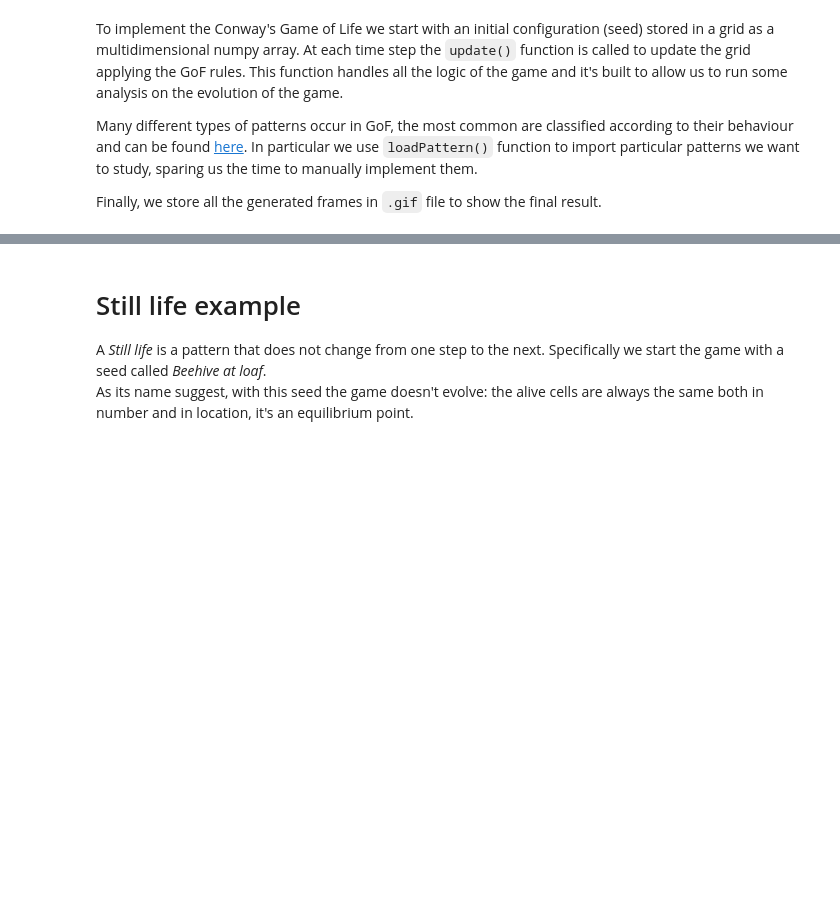
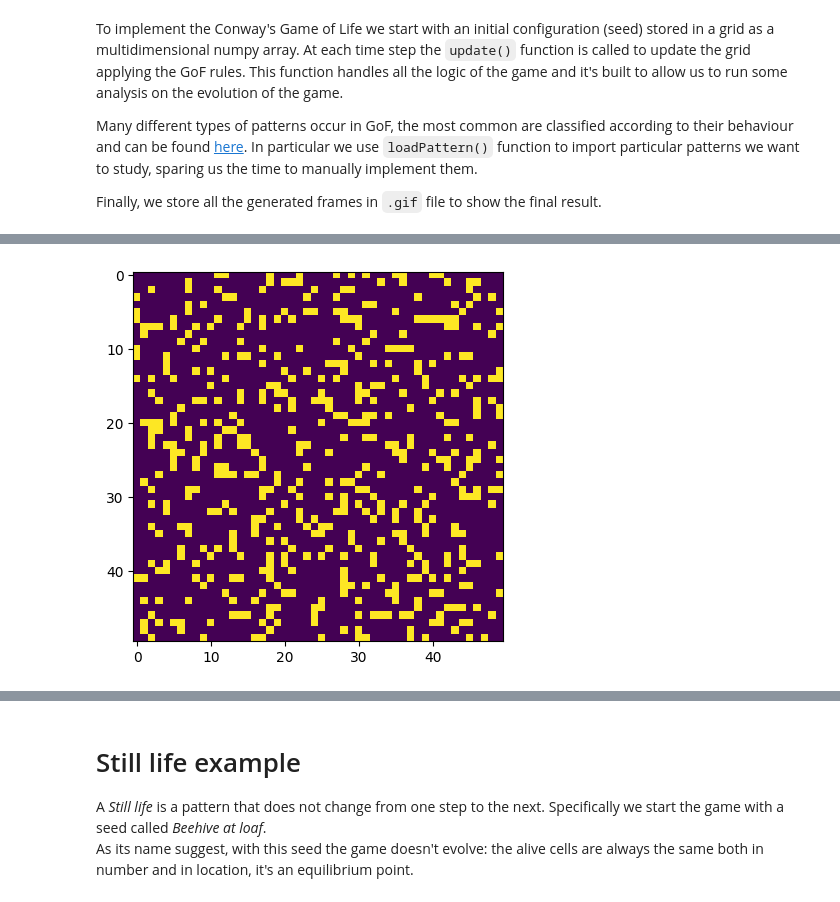
Before and after one commit to ciminoV/SCWP23Project_Group2, a Jupyter notebook: Project.ipynb, the cells around one changed output, grey strips where cells are left out. Cells and saved outputs as stored; diff of their text form; code cells hidden in the pictures; blank space fills up the shorter version.

Commit message:
add more documentation and fix period computation

```diff
--- a/Project.ipynb
+++ b/Project.ipynb
@@ -51,21 +51,20 @@ inter = 100  # Time in ms between each frame (step of the game) in the GIF
 
 def update(frame_num, img, grid, initial_grid=None, period=None, occupancy=None, heat=None):
     """
-    Update the pattern applying the GoF rules.
-    This function takes a numpy array representing the state of the pattern at a specific step specified by frame_num.
+    Update the grid applying the GoF rules.
+    This function takes a numpy array representing the current generation at a specific step (time).
     If initial_grid and period arguments are passed, it checks if the new computed configuration is equal to the starting one,
     keeping track of when it happens.
-    If occupancy argument is passed, it calculate how many cells are alive at that step.
-    If the heat argument is passed, it computes the difference in occupancy between present and future grid,
-    keeping track of changes and averaging it at the end of the animation.
+    If occupancy argument is passed, it calculate how many cells are alive at current step.
+    If the heat argument is passed, it computes the difference in occupancy between current grid and updated grid.
 
     Parameters
     ----------
     frame_num : Current step number
     img : Input image
-    grid : Present state (numpy array)
-    initial_grid : Initial state
-    period : List of period flags: i-th element is 1 if the pattern has cycled at current step 0 otherwise
+    grid : Current generation
+    initial_grid : Initial generation
+    period : List of flags: i-th element is 1 if the pattern has returned to original configuration at current step 0 otherwise
     occupancy : List of numbers of alive cells at each step
     heat : List of numbers of cells that changed state at each step
 
@@ -83,19 +82,19 @@ def update(frame_num, img, grid, initial_grid=None, period=None, occupancy=None,
 
     for i in range(Nr):
         for j in range(Nc):
-            # For each cell in the grid it calculate the number of neighbouring alive cells
+            # For each cell in the grid compute the number of neighbouring alive cells
             total = int((grid[i, (j-1)%Nc] + grid[i, (j+1)%Nc] +
                          grid[(i-1)%Nr, j] + grid[(i+1)%Nr, j] +
                          grid[(i-1)%Nr, (j-1)%Nc] + grid[(i-1)%Nr, (j+1)%Nc] +
                          grid[(i+1)%Nr, (j-1)%Nc] + grid[(i+1)%Nr, (j+1)%Nc]) / ON)
 
-            # Any live cell with fewer than two live neighbours or more than three live neighbours dies
-            # otherwise with two or three live neighbours lives.
+            # Any alive cell with fewer than two alive neighbours or more than three alive neighbours dies
+            # (with two or three live neighbours lives).
             if grid[i, j] == ON:
                 if (total < 2) or (total > 3):
                     newGrid[i, j] = OFF
 
-            # Any dead cell with exactly three live neighbours becomes a live cell.
+            # Any dead cell with exactly three live neighbours becomes alive.
             else:
                 if total == 3:
                     newGrid[i, j] = ON
@@ -107,7 +106,7 @@ def update(frame_num, img, grid, initial_grid=None, period=None, occupancy=None,
     if heat is not None:
         heat.append(np.sum(np.not_equal(grid,newGrid)))
 
-    # Check if the patterns has cycled or not
+    # Check if the patterns has returned to original configuration or not
     if initial_grid is not None and period is not None:
         period.append(1 if np.array_equal(newGrid,initial_grid) else 0)
 
@@ -138,7 +137,6 @@ def loadPattern(file_path, rows=None, columns=None, loc=(0,0)):
     grid : initial pattern
     """
 
-    # Open file
     with open(file_path, 'r') as file:
         lines = file.readlines()
 
@@ -155,21 +153,19 @@ def loadPattern(file_path, rows=None, columns=None, loc=(0,0)):
     max_length = max(len(line) for line in lines)
     lines_padded = [line.ljust(max_length, '.') for line in lines]
 
-    # Create the grid and the pattern
+    # Put the pattern in the grid
     grid = np.zeros((rows, columns))
     pattern = np.array([[0 if cell == '.' else 255 for cell in line] for line in lines_padded])
 
-    # Check if parameters are ok
+    # Check if the pattern fits in the grid
     if loc[0] > rows or loc[1] > columns:
         raise ValueError("Invalid location parameter")
 
     if loc[0] + pattern.shape[0] > rows or loc[1] + pattern.shape[1] > columns:
         raise ValueError("The pattern overflows the grid")
 
-    # Put the pattern in the grid
     grid[loc[0]:loc[0]+pattern.shape[0], loc[1]:loc[1]+pattern.shape[1]] = pattern
 
-    # Return the grid
     return grid
 
 
@@ -346,27 +370,37 @@ In this section we initialize the game with a random generatly seed and let it e
 # %%
 # Set the size of the grid
 N = 50
 
 # Generate a random grid
 random_grid = np.random.choice([ON, OFF], N*N, p=[0.2, 0.8]).reshape(N, N)
+
+# Original configuration
+random_igrid = random_grid.copy()
+
+# List of period flags:
+# 1 if the pattern returned to the original configuration at i-th step;
+# 0 otherwise
+random_period = []
 
 # How many alive cells at each step
 random_occupancy = []
 
 # How many cells change state at each step
 random_heat = [];
 
 # Plot initial seed
 fig, ax = plt.subplots()
 img = ax.imshow(random_grid, interpolation='nearest')
 plt.plot()
 
 # Set up the animation and save the first frame
 random_out = animation.FuncAnimation(fig,
-                            partial(update, img = img, grid = random_grid,
-                                    occupancy = random_occupancy, heat = random_heat),
+                            partial(update, img = img, grid = random_grid, initial_grid = random_igrid,
+                                    period = random_period, occupancy = random_occupancy, heat = random_heat),
                             frames = n_steps, interval = inter,
                             init_func = lambda: saveFrame(0, img))
+# %% [output]
+[figure, added]
 # %%
 # Save and show animation
 gif_name = 'random_example.gif'
```
Also changed, not shown: parts of 19 cells of this notebook.
